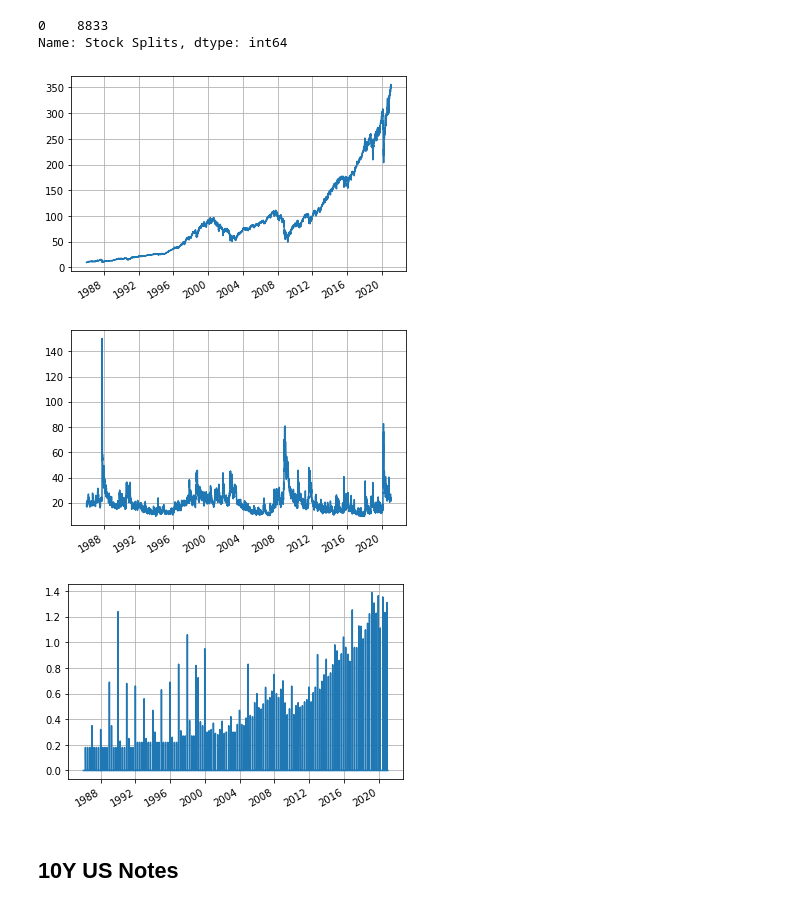
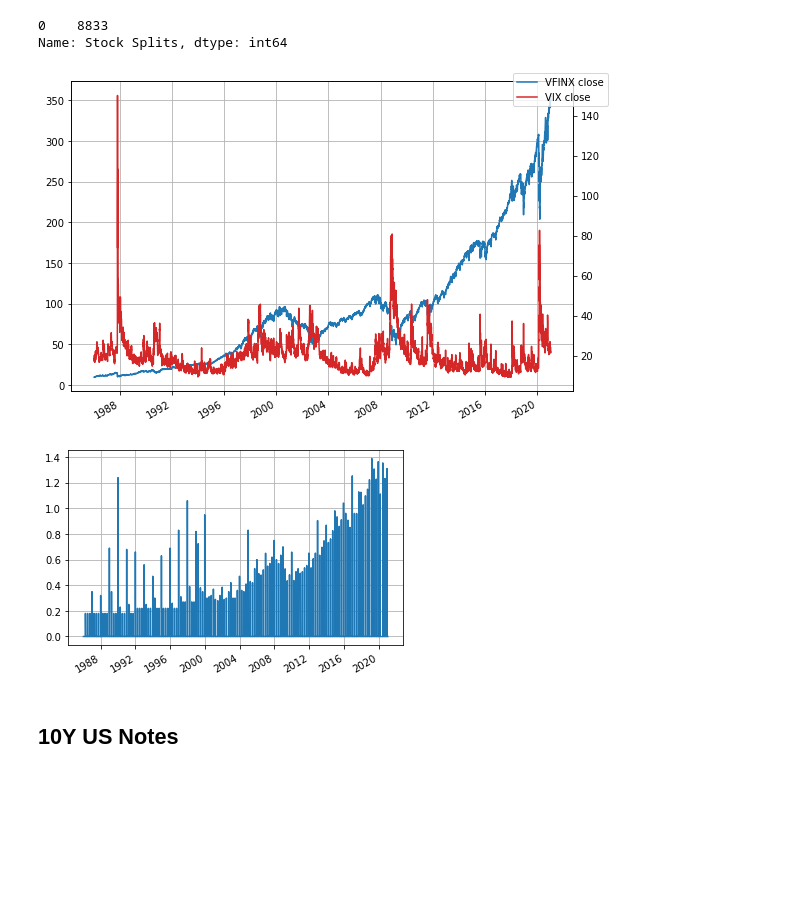
Before and after one commit to Northern125/ffin-task-2022-01, a Jupyter notebook: task_1.ipynb, the cells around one changed output. Drawn from its saved outputs; the diff is of its cells as text; code cells hidden in the pictures; blank space fills up the shorter version.

```diff
--- a/task_1.ipynb
+++ b/task_1.ipynb
@@ -60,23 +62,24 @@ vfinx['Stock Splits'].value_counts()
 0    8833
 Name: Stock Splits, dtype: int64
 # %%
-_cols = ['Close']
-vfinx['Close'].plot()
+fig, ax1 = plt.subplots(figsize=(8, 5))
+ax2 = ax1.twinx()
 
-plt.grid()
-plt.show()
+vfinx['Close'].plot(ax=ax1, label='VFINX close')
+vfinx['VIX_Close'].plot(ax=ax2, label='VIX close', color='tab:red')
 
-vfinx['VIX_Close'].plot()
-plt.grid()
+fig.legend()
+ax1.grid()
+# ax2.grid()
+fig.tight_layout()
 plt.show()
 
 vfinx['Dividends'].plot()
 plt.grid()
 plt.show()
 # %% [output]
-[figure, old version]
+[figure, new version]
-[figure, old version]
+[figure, new version]
-[figure, removed]
 # %% [markdown]
 ## 10Y US Notes
 # %%
```
Also changed, not shown: parts of 33 cells of this notebook.
